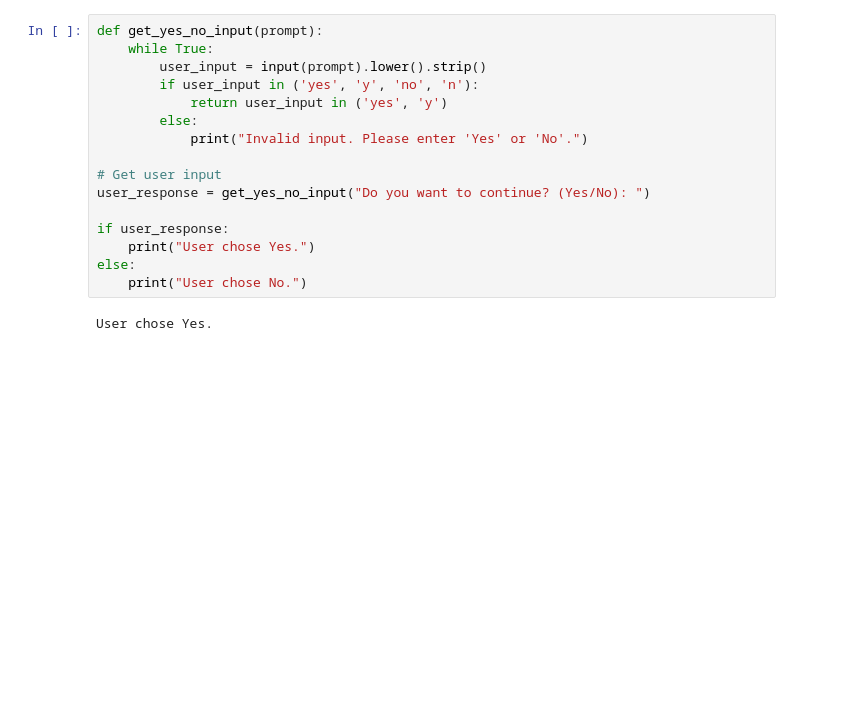
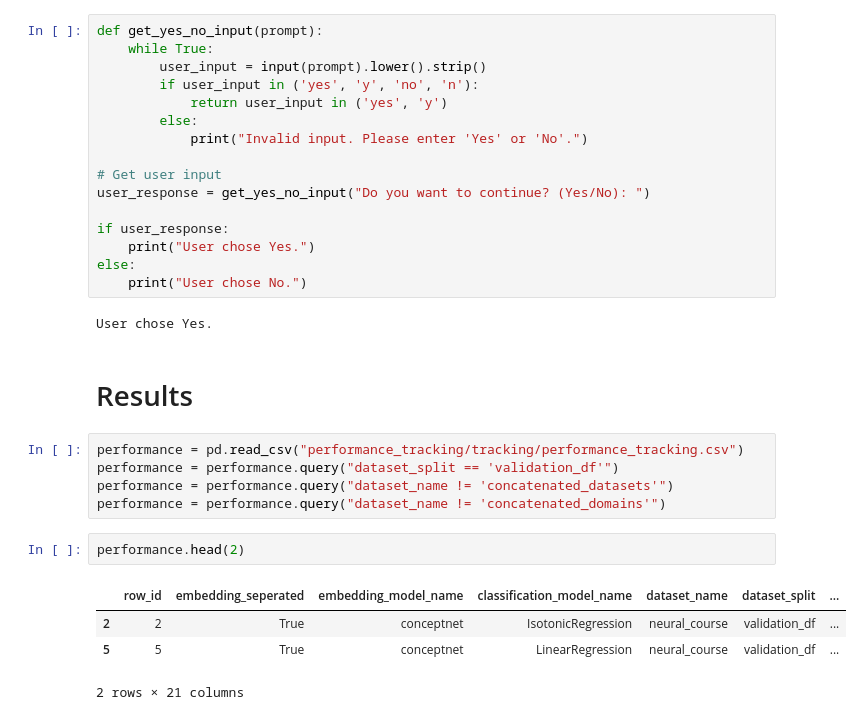
Before and after one commit to OlafVrijmoet/Thesis, a Jupyter notebook: for_testing.ipynb, the cells around one changed output. Saved outputs shown, nothing was run; the diff lists cells and outputs as text; blank space fills up the shorter version.

```diff
--- a/for_testing.ipynb
+++ b/for_testing.ipynb
@@ -217,3 +215,17 @@ else:
     print("User chose No.")
 # %% [output]
 User chose Yes.
+# %% [markdown]
+# Results
+# %%
+performance = pd.read_csv("performance_tracking/tracking/performance_tracking.csv")
+performance = performance.query("dataset_split == 'validation_df'")
+performance = performance.query("dataset_name != 'concatenated_datasets'")
+performance = performance.query("dataset_name != 'concatenated_domains'")
+# %%
+performance.head(2)
+# %% [output]
+|  | row_id | embedding_seperated | embedding_model_name | classification_model_name | dataset_name | dataset_split | ... |
+| 2 | 2 | True | conceptnet | IsotonicRegression | neural_course | validation_df | ... |
+| 5 | 5 | True | conceptnet | LinearRegression | neural_course | validation_df | ... |
+2 rows × 21 columns
```
Also changed, not shown: parts of 7 cells of this notebook, 8 other files.
